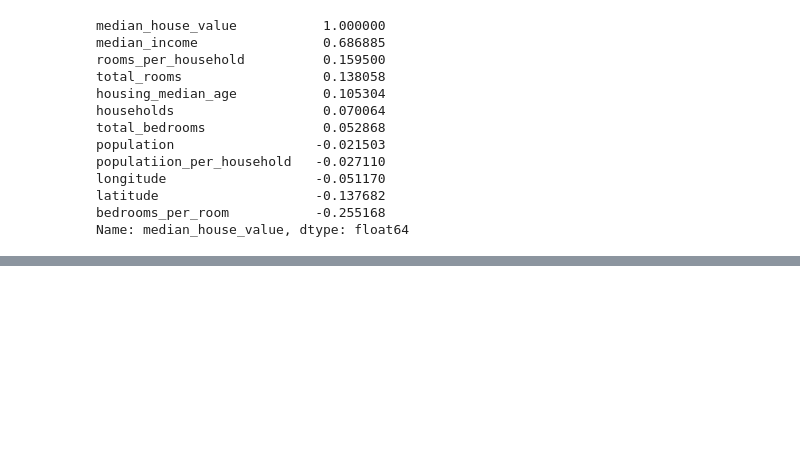
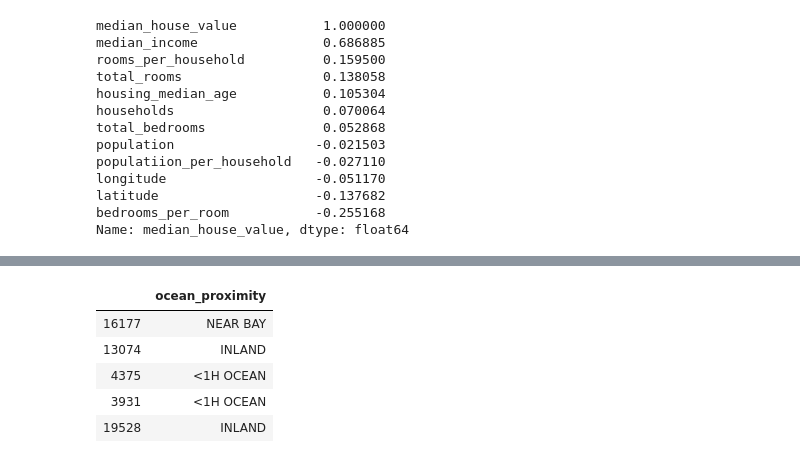
Before and after one commit to KaitaiD/Housing-Price-Prediction, a Jupyter notebook: housing.ipynb, the cells around one changed output, grey strips where cells are left out. Saved outputs shown, nothing was run; the diff lists cells and outputs as text; code cells hidden in the pictures; blank space fills up the shorter version.

```diff
--- a/housing.ipynb
+++ b/housing.ipynb
@@ -218,0 +261,10 @@ Name: median_house_value, dtype: float64
+# %%
+housing_cat = strat_train_set[['ocean_proximity']]
+housing_cat.head()
+# %% [output]
+|  | ocean_proximity |
+| 16177 | NEAR BAY |
+| 13074 | INLAND |
+| 4375 | <1H OCEAN |
+| 3931 | <1H OCEAN |
+| 19528 | INLAND |
```
Also changed, not shown: parts of 13 cells of this notebook.
